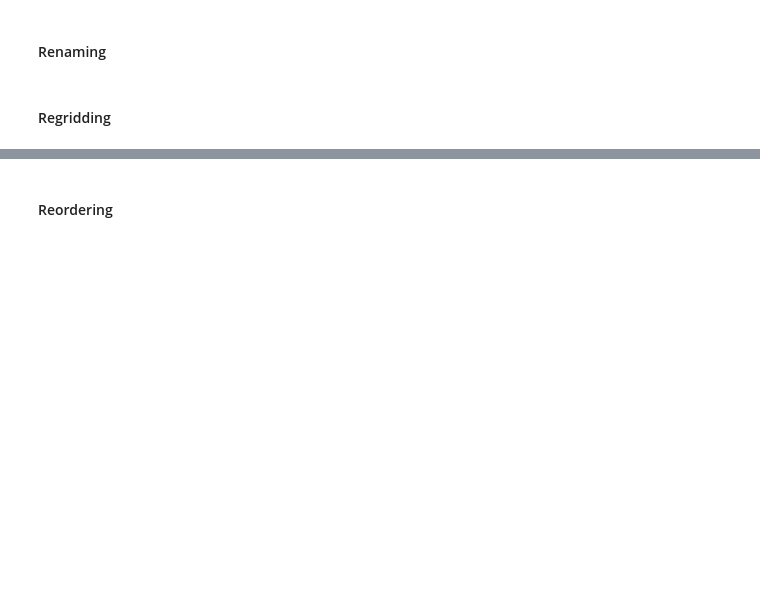
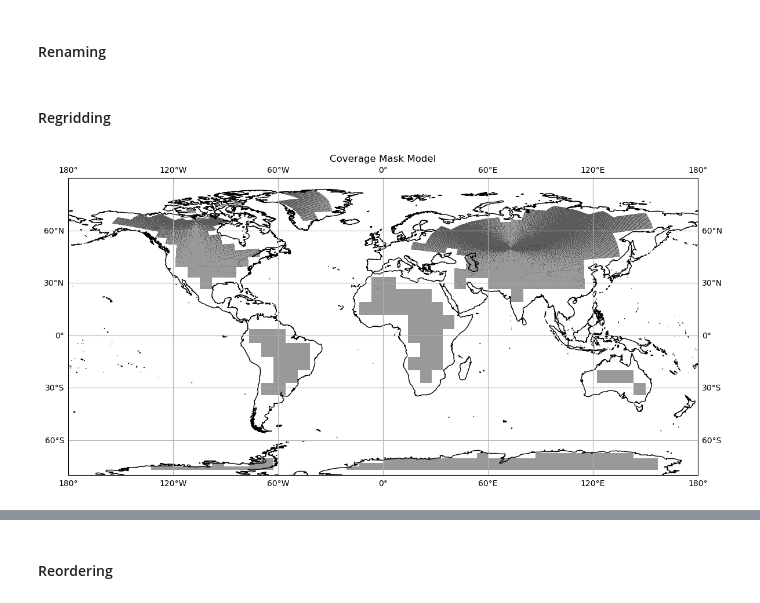
Before and after one commit to gantz-thomas-gantz/NEMOCheck, a Jupyter notebook: data/processing/processing.ipynb, the cells around one changed output, grey strips where cells are left out. Cells and saved outputs as stored; diff of their text form; code cells hidden in the pictures; blank space fills up the shorter version.

```diff
--- a/data/processing/processing.ipynb
+++ b/data/processing/processing.ipynb
@@ -92,7 +93,7 @@ Attributes:
 # %% [markdown]
 ### Model
 # %%
-model = xr.open_dataset('./model/nemo00_1m_201001_202212_grid_T_new.nc')
+model = xr.open_dataset('../model/nemo00_1m_201001_202212_grid_T_new.nc')
 model
 # %% [output]
 <xarray.Dataset>
@@ -113,7 +114,7 @@ Data variables:
     frequency:    mon
     CDO:          Climate Data Operators version 1.9.10 (https://mpimet.mpg.d...
 # %%
-mesh = xr.open_dataset('./model/orca05l75_domain_cfg_nemov5_10m.nc')
+mesh = xr.open_dataset('../model/orca05l75_domain_cfg_nemov5_10m.nc')
 mesh
 # %% [output]
 <xarray.Dataset>
@@ -317,3 +317,7 @@ model = model.rename({
 model = model.assign_coords(lon=mesh['glamt'], lat=mesh['gphit'])
 # %% [markdown]
 #### Regridding
+# %%
+show_coverage_mask_model(model=model, mesh=mesh, var_name='sst', time_dim='month')
+# %% [output]
+[figure, added]
```
Also changed, not shown: parts of 15 cells of this notebook, 7 other files.
